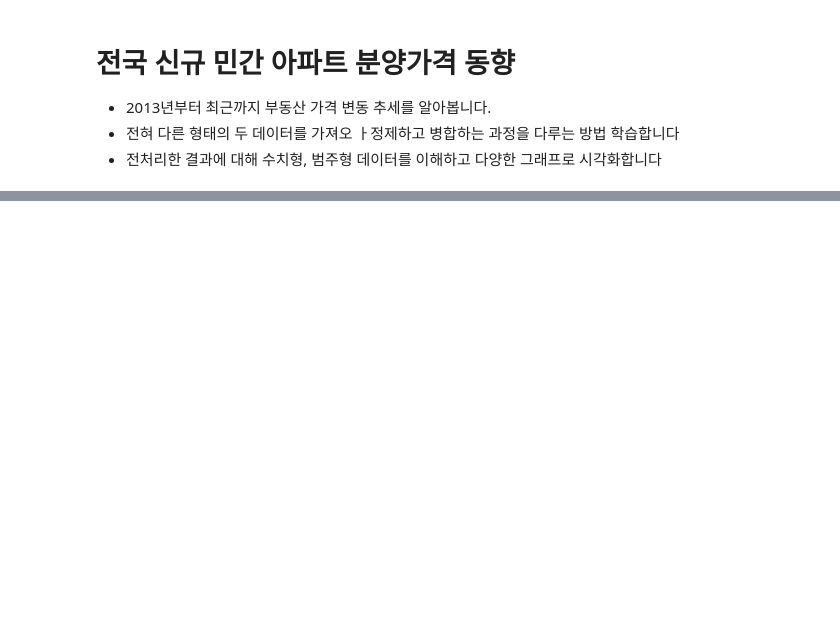
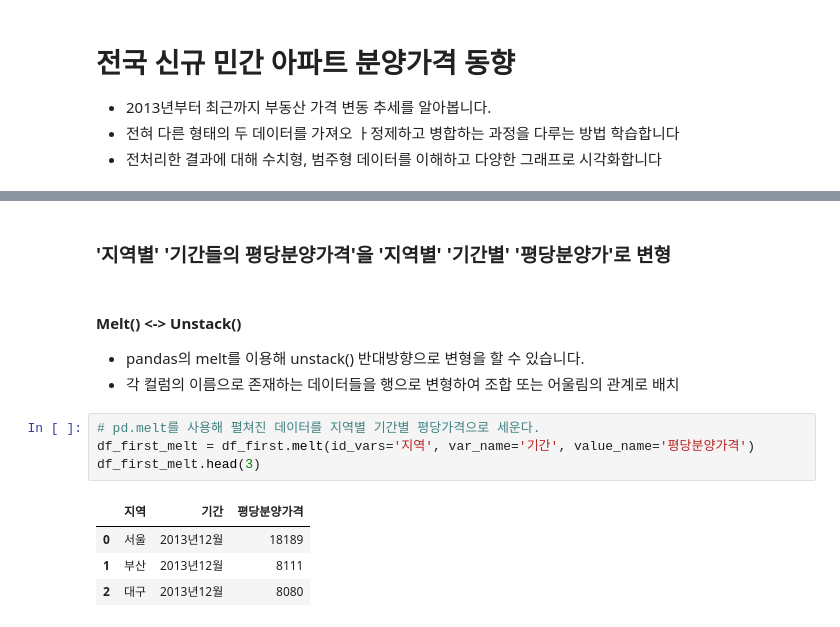
Before and after one commit to Junohera/PythonBasic2021, a Jupyter notebook: 02_DataAnalysis/16_Condominium.ipynb, the cells around one changed output, grey strips where cells are left out. Cells and saved outputs as stored; diff of their text form; blank space fills up the shorter version.

```diff
--- a/02_DataAnalysis/16_Condominium.ipynb
+++ b/02_DataAnalysis/16_Condominium.ipynb
@@ -5,0 +250,15 @@
+# %% [markdown]
+### '지역별' '기간들의 평당분양가격'을 '지역별' '기간별' '평당분양가'로 변형
+# %% [markdown]
+#### Melt() <-> Unstack()
+- pandas의 melt를 이용해 unstack() 반대방향으로 변형을 할 수 있습니다.
+- 각 컬럼의 이름으로 존재하는 데이터들을 행으로 변형하여 조합 또는 어울림의 관계로 배치
+# %%
+# pd.melt를 사용해 펼쳐진 데이터를 지역별 기간별 평당가격으로 세운다.
+df_first_melt = df_first.melt(id_vars='지역', var_name='기간', value_name='평당분양가격')
+df_first_melt.head(3)
+# %% [output]
+|  | 지역 | 기간 | 평당분양가격 |
+| 0 | 서울 | 2013년12월 | 18189 |
+| 1 | 부산 | 2013년12월 | 8111 |
+| 2 | 대구 | 2013년12월 | 8080 |
```
Also changed, not shown: parts of 87 cells of this notebook, 1 other file.
